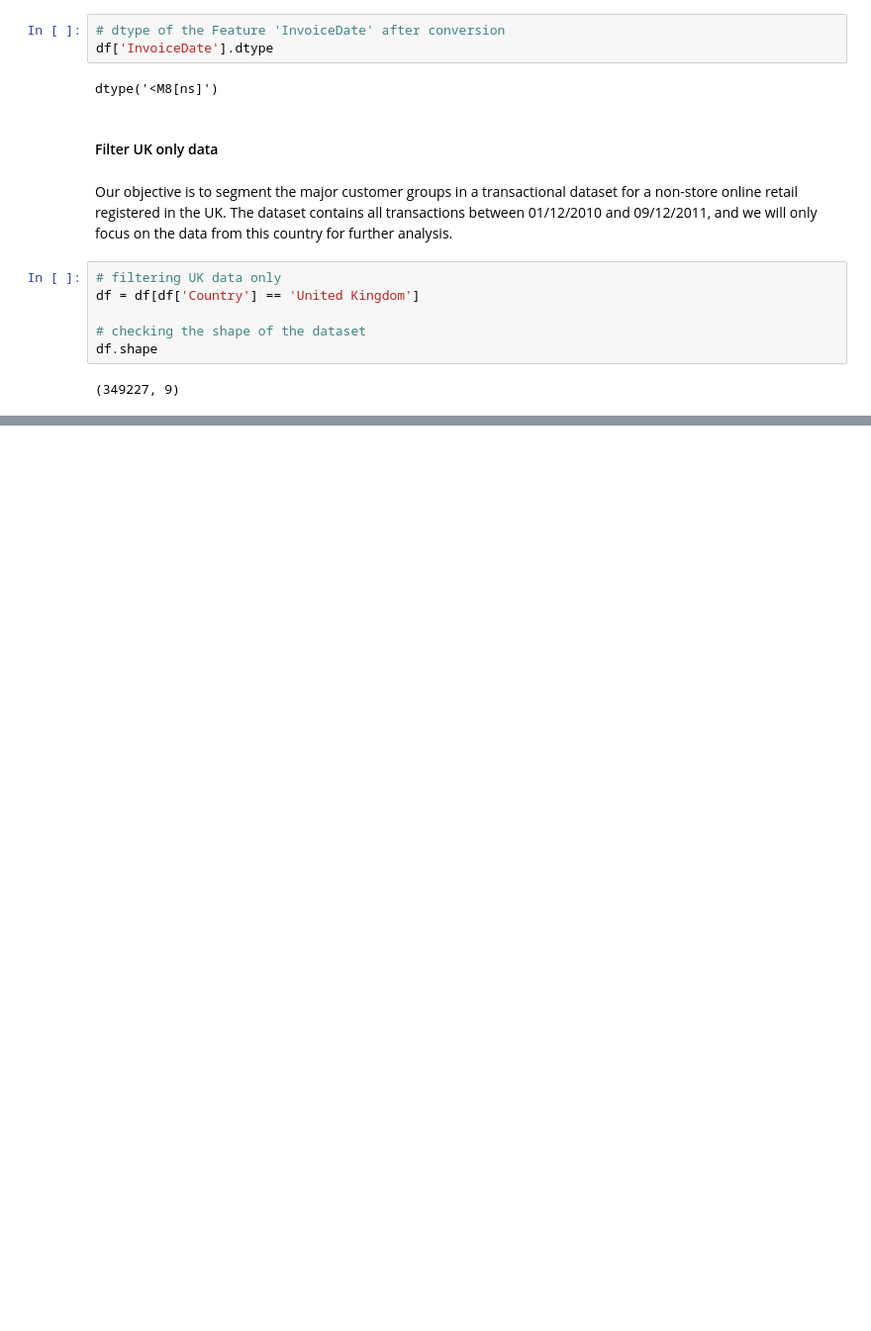
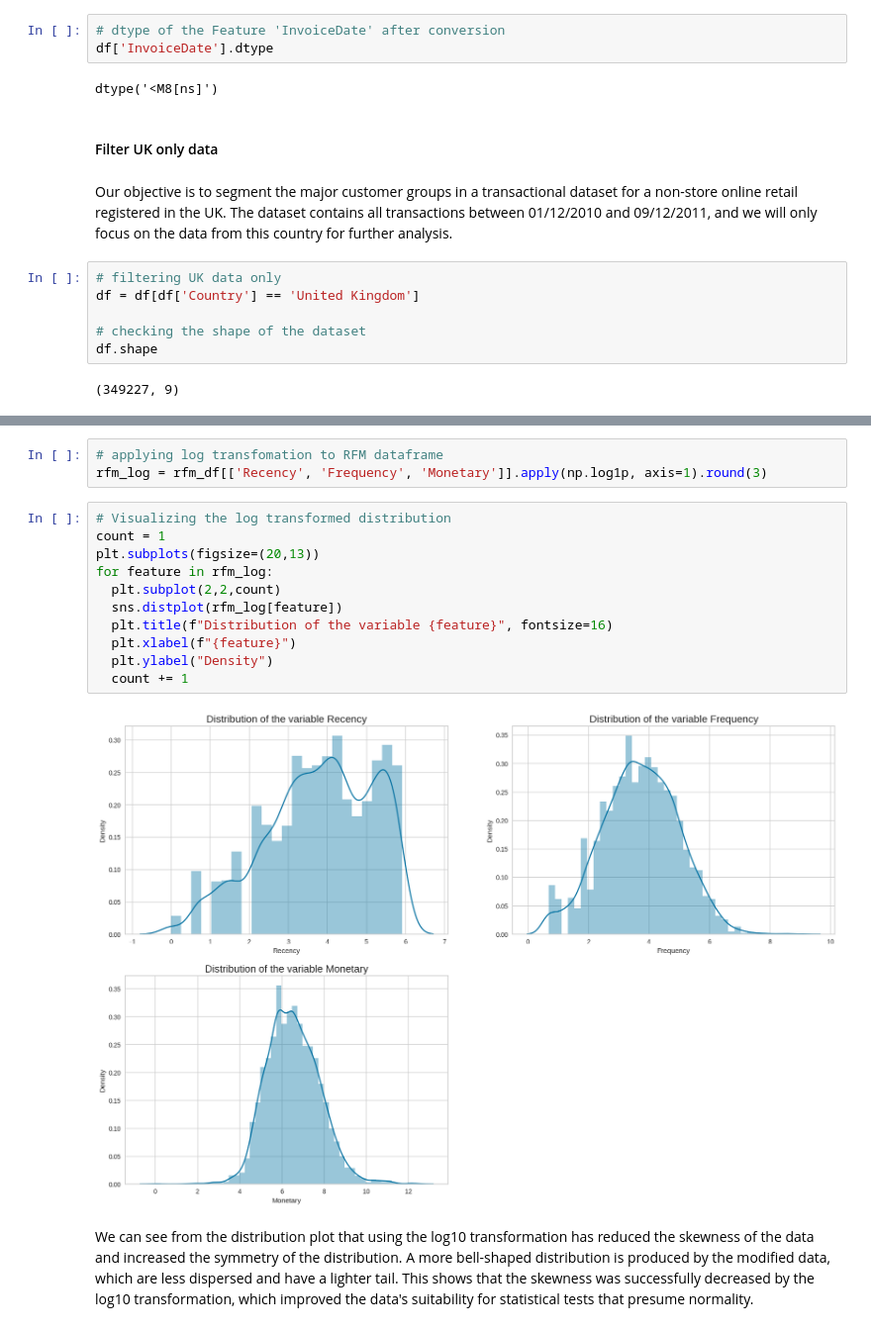
Before and after one commit to yashtambee/Online-Retail-Customer-Segmentation, a Jupyter notebook: Online_Retail_Customer_Segmentation.ipynb, the cells around one changed output, grey strips where cells are left out. Shown at 99% size. Saved outputs shown, nothing was run; the diff lists cells and outputs as text; blank space fills up the shorter version.

```diff
--- a/Online_Retail_Customer_Segmentation.ipynb
+++ b/Online_Retail_Customer_Segmentation.ipynb
@@ -585,0 +651,18 @@ df.shape
+# %%
+# applying log transfomation to RFM dataframe
+rfm_log = rfm_df[['Recency', 'Frequency', 'Monetary']].apply(np.log1p, axis=1).round(3)
+# %%
+# Visualizing the log transformed distribution
+count = 1
+plt.subplots(figsize=(20,13))
+for feature in rfm_log:
+  plt.subplot(2,2,count)
+  sns.distplot(rfm_log[feature])
+  plt.title(f"Distribution of the variable {feature}", fontsize=16)
+  plt.xlabel(f"{feature}")
+  plt.ylabel("Density")
+  count += 1
+# %% [output]
+[figure, added]
+# %% [markdown]
+We can see from the distribution plot that using the log10 transformation has reduced the skewness of the data and increased the symmetry of the distribution. A more bell-shaped distribution is produced by the modified data, which are less dispersed and have a lighter tail. This shows that the skewness was successfully decreased by the log10 transformation, which improved the data's suitability for statistical tests that presume normality.
```
Also changed, not shown: parts of 12 cells of this notebook.
